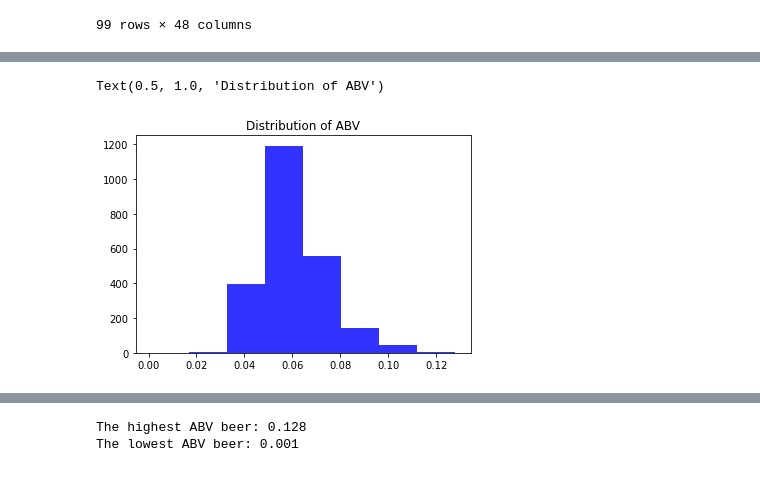
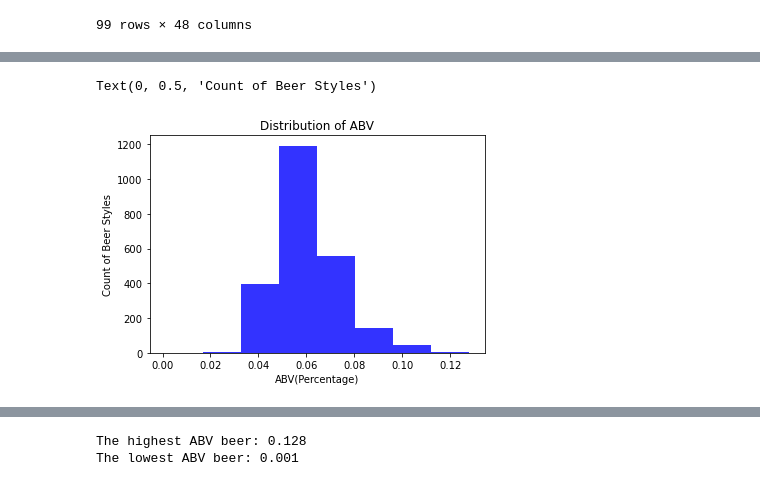
Before and after one commit to ItsGreyedOut/Brewery-Startup, a Jupyter notebook: resources/Dawn_proj1.ipynb, the cells around one changed output, grey strips where cells are left out. Cells and saved outputs as stored; diff of their text form; code cells hidden in the pictures.

```diff
--- a/resources/Dawn_proj1.ipynb
+++ b/resources/Dawn_proj1.ipynb
@@ -116,9 +101,11 @@ Text(0, 0.5, 'Count of Beer')
 # %%
 plt.hist("abv", 8, data = beers_df, alpha = 0.8, color = "blue")
 plt.title("Distribution of ABV")
+plt.xlabel("ABV(Percentage)")
+plt.ylabel("Count of Beer Styles")
 # %% [output]
-Text(0.5, 1.0, 'Distribution of ABV')
+Text(0, 0.5, 'Count of Beer Styles')
-[figure, old version]
+[figure, new version]
 # %%
 plt.hist("ibu", 8, data = beers_df, alpha = 0.8, color = "blue")
 plt.title("Distribution of IBU")
```
Also changed, not shown: parts of 10 cells of this notebook, 1 other file.
